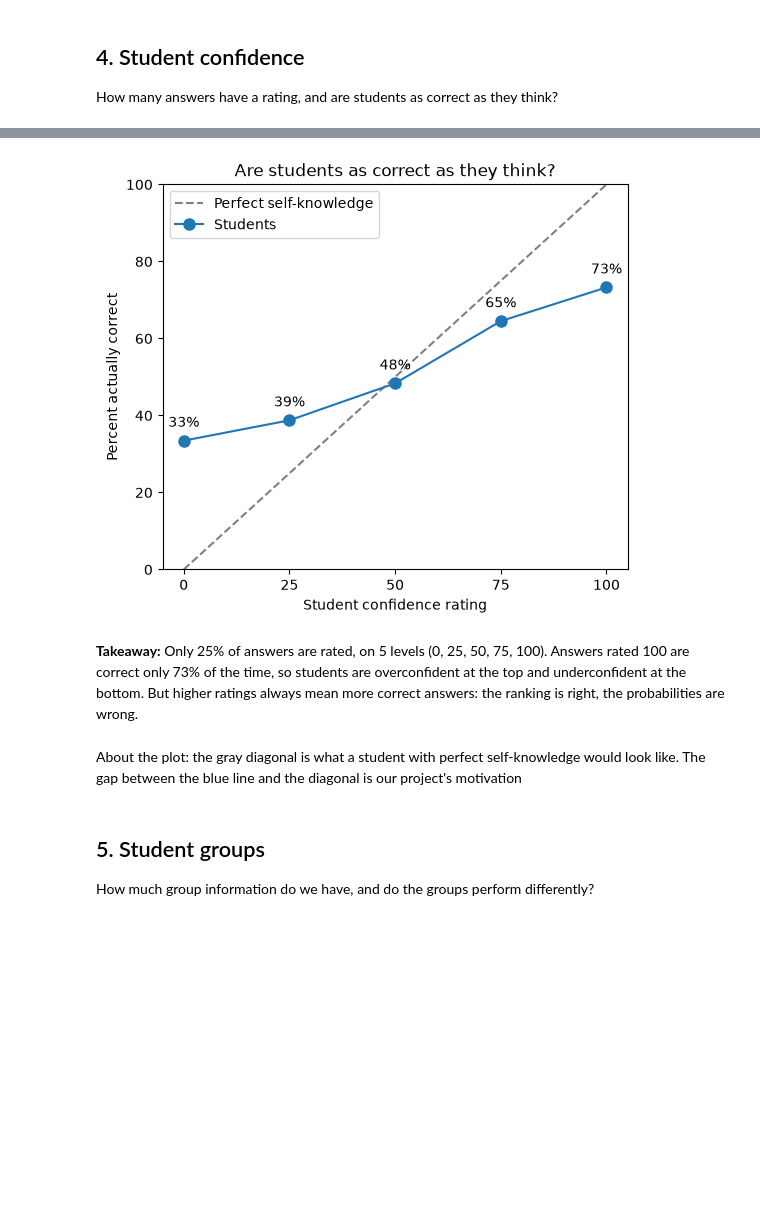
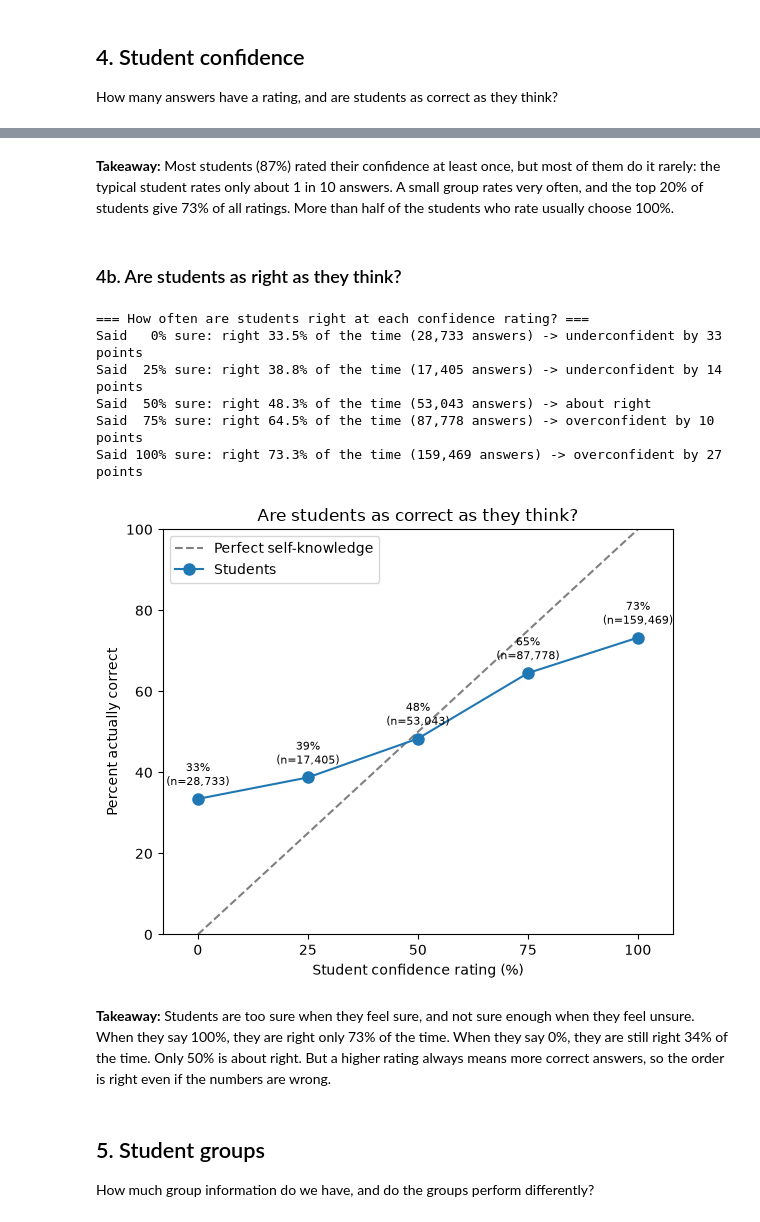
Before and after one commit to AgahDUZENLI/confidence-vs-ml, a Jupyter notebook: notebooks/01_explore.ipynb, the cells around one changed output, grey strips where cells are left out. Cells and saved outputs as stored; diff of their text form; code cells hidden in the pictures; blank space fills up the shorter version.

```diff
--- a/notebooks/01_explore.ipynb
+++ b/notebooks/01_explore.ipynb
@@ -5,10 +5,15 @@ What does the Eedi Task 3/4 data look like before we build any model?
 import sys
 sys.path.append("..")
 
+from pathlib import Path
+import numpy as np
 import pandas as pd
 import matplotlib.pyplot as plt
 from src.data import load_data
 
+FIG = Path("../results/figures")   # figures for the report
+FIG.mkdir(parents=True, exist_ok=True)
+
 df = load_data()
 df.shape
 # %% [output]
@@ -70,25 +153,52 @@ Rated: 25.1% of answers
+# %% [markdown]
+**Takeaway:** Most students (87%) rated their confidence at least once, but most of them do it rarely: the typical student rates only about 1 in 10 answers. A small group rates very often, and the top 20% of students give 73% of all ratings. More than half of the students who rate usually choose 100%.
+# %% [markdown]
+### 4b. Are students as right as they think?
 # %%
-by_conf = df.groupby("Confidence")["IsCorrect"].mean() * 100
+by_conf = df.groupby("Confidence")["IsCorrect"].agg(answers="count", correct="mean")
+by_conf["correct"] = by_conf["correct"] * 100
+by_conf["gap"] = by_conf["correct"] - by_conf.index
 
+# ---------- Printed output ----------
+print("=== How often are students right at each confidence rating? ===")
+for rating, row in by_conf.iterrows():
+    if row["gap"] > 2:
+        verdict = f"underconfident by {row['gap']:.0f} points"
+    elif row["gap"] < -2:
+        verdict = f"overconfident by {-row['gap']:.0f} points"
+    else:
+        verdict = "about right"
+    print(f"Said {int(rating):>3}% sure: right {row['correct']:4.1f}% of the time "
+          f"({int(row['answers']):,} answers) -> {verdict}")
+
+# ---------- Plot ----------
 fig, ax = plt.subplots(figsize=(6, 5))
 ax.plot([0, 100], [0, 100], "--", color="gray", label="Perfect self-knowledge")
-ax.plot(by_conf.index, by_conf.values, "o-", markersize=8, label="Students")
-for conf, pct in by_conf.items():
-    ax.annotate(f"{pct:.0f}%", (conf, pct), textcoords="offset points", xytext=(0, 10), ha="center")
-ax.set_xlabel("Student confidence rating")
+ax.plot(by_conf.index, by_conf["correct"], "o-", markersize=8, label="Students")
+for rating, row in by_conf.iterrows():
+    ax.annotate(f"{row['correct']:.0f}%\n(n={int(row['answers']):,})", (rating, row["correct"]),
+                textcoords="offset points", xytext=(0, 10), ha="center", fontsize=8)
+ax.set_xlabel("Student confidence rating (%)")
 ax.set_ylabel("Percent actually correct")
 ax.set_title("Are students as correct as they think?")
 ax.set_xticks([0, 25, 50, 75, 100])
-ax.set_xlim(-5, 105)
+ax.set_xlim(-8, 108)
 ax.set_ylim(0, 100)
-ax.legend()
+ax.legend(loc="upper left")
+
+fig.tight_layout()
+fig.savefig(FIG / "confidence_vs_correct.png", dpi=300, bbox_inches="tight")
 plt.show()
 # %% [output]
+=== How often are students right at each confidence rating? ===
+Said   0% sure: right 33.5% of the time (28,733 answers) -> underconfident by 33 points
+Said  25% sure: right 38.8% of the time (17,405 answers) -> underconfident by 14 points
+Said  50% sure: right 48.3% of the time (53,043 answers) -> about right
+Said  75% sure: right 64.5% of the time (87,778 answers) -> overconfident by 10 points
+Said 100% sure: right 73.3% of the time (159,469 answers) -> overconfident by 27 points
-[figure, old version]
+[figure, new version]
 # %% [markdown]
-**Takeaway:** Only 25% of answers are rated, on 5 levels (0, 25, 50, 75, 100). Answers rated 100 are correct only 73% of the time, so students are overconfident at the top and underconfident at the bottom. But higher ratings always mean more correct answers: the ranking is right, the probabilities are wrong.
+**Takeaway:** Students are too sure when they feel sure, and not sure enough when they feel unsure. When they say 100%, they are right only 73% of the time. When they say 0%, they are still right 34% of the time. Only 50% is about right. But a higher rating always means more correct answers, so the order is right even if the numbers are wrong.
-# %% [markdown]
-About the plot: the gray diagonal is what a student with perfect self-knowledge would look like. The gap between the blue line and the diagonal is our project's motivation
 # %% [markdown]
 ## 5. Student groups
 How much group information do we have, and do the groups perform differently?
```
Also changed, not shown: parts of 17 cells of this notebook, 14 other files.
